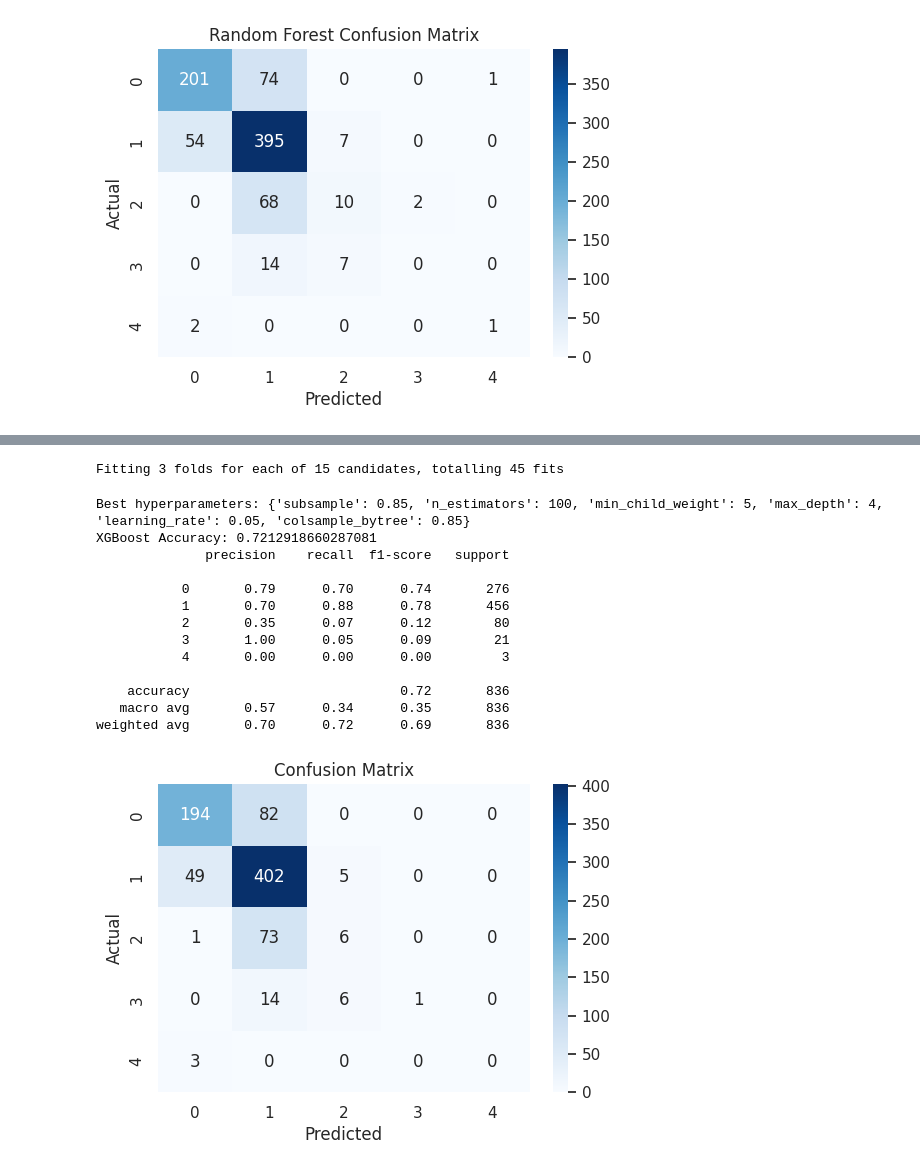
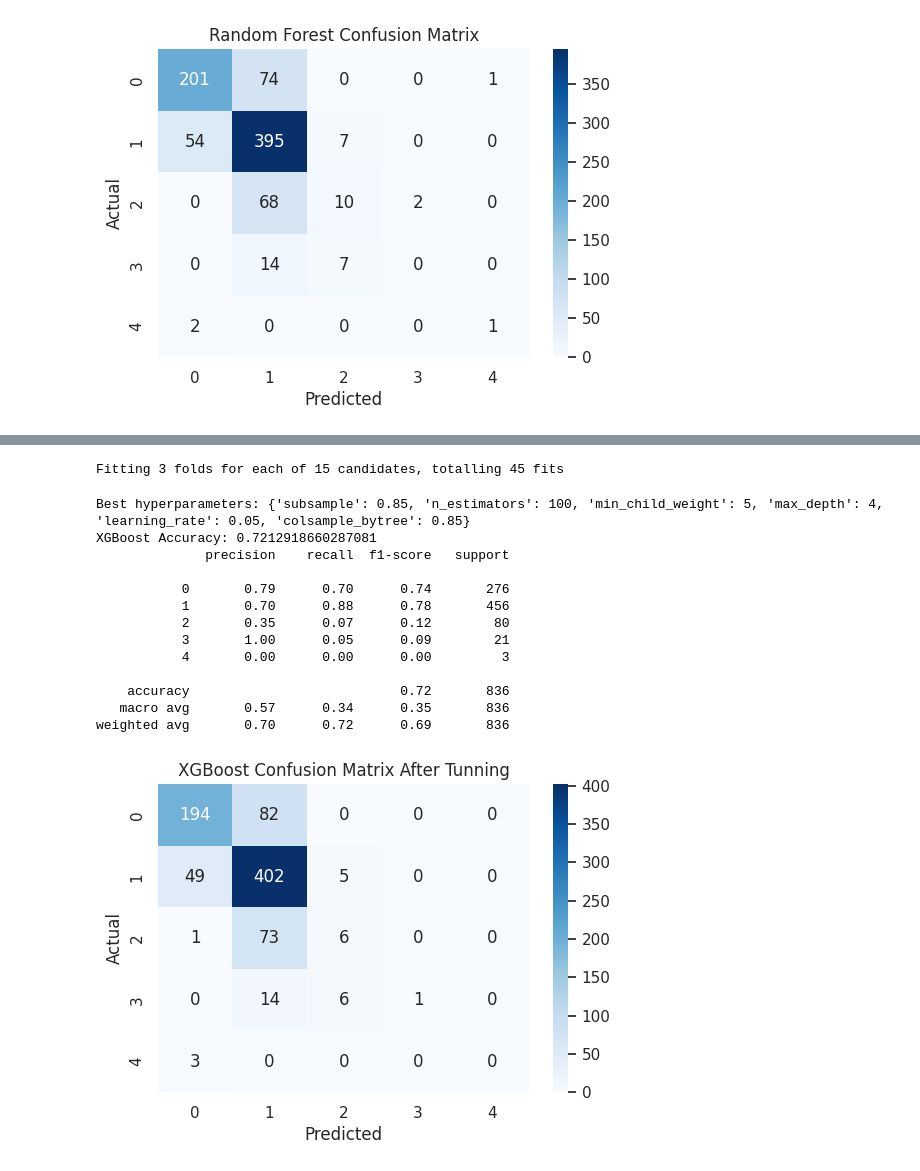
Before and after one commit to theAkashPrabu/Dessertation, a Jupyter notebook: abalone_rings.ipynb, the cells around one changed output, grey strips where cells are left out. Cells and saved outputs as stored; diff of their text form; code cells hidden in the pictures.

```diff
--- a/abalone_rings.ipynb
+++ b/abalone_rings.ipynb
@@ -394,32 +501,32 @@ print("Best hyperparameters:", search.best_params_)
 best_model = search.best_estimator_
 y_pred = best_model.predict(X_test)
 
 print("XGBoost Accuracy:", accuracy_score(y_test, y_pred))
 print(classification_report(y_test, y_pred))
 
 
 
 # Confusion Matrix
 cm = confusion_matrix(y_test, y_pred)
 plt.figure(figsize=(6, 4))
 sns.heatmap(cm, annot=True, cmap="Blues", fmt='d')
-plt.title("Confusion Matrix")
+plt.title("XGBoost Confusion Matrix After Tunning")
 plt.xlabel("Predicted")
 plt.ylabel("Actual")
 plt.show()
 # %% [output]
 Fitting 3 folds for each of 15 candidates, totalling 45 fits
 Best hyperparameters: {'subsample': 0.85, 'n_estimators': 100, 'min_child_weight': 5, 'max_depth': 4, 'learning_rate': 0.05, 'colsample_bytree': 0.85}
 XGBoost Accuracy: 0.7212918660287081
               precision    recall  f1-score   support
 
            0       0.79      0.70      0.74       276
            1       0.70      0.88      0.78       456
            2       0.35      0.07      0.12        80
            3       1.00      0.05      0.09        21
            4       0.00      0.00      0.00         3
 
     accuracy                           0.72       836
    macro avg       0.57      0.34      0.35       836
 weighted avg       0.70      0.72      0.69       836
-[figure, old version]
+[figure, new version]
```
Also changed, not shown: parts of 9 cells of this notebook.
